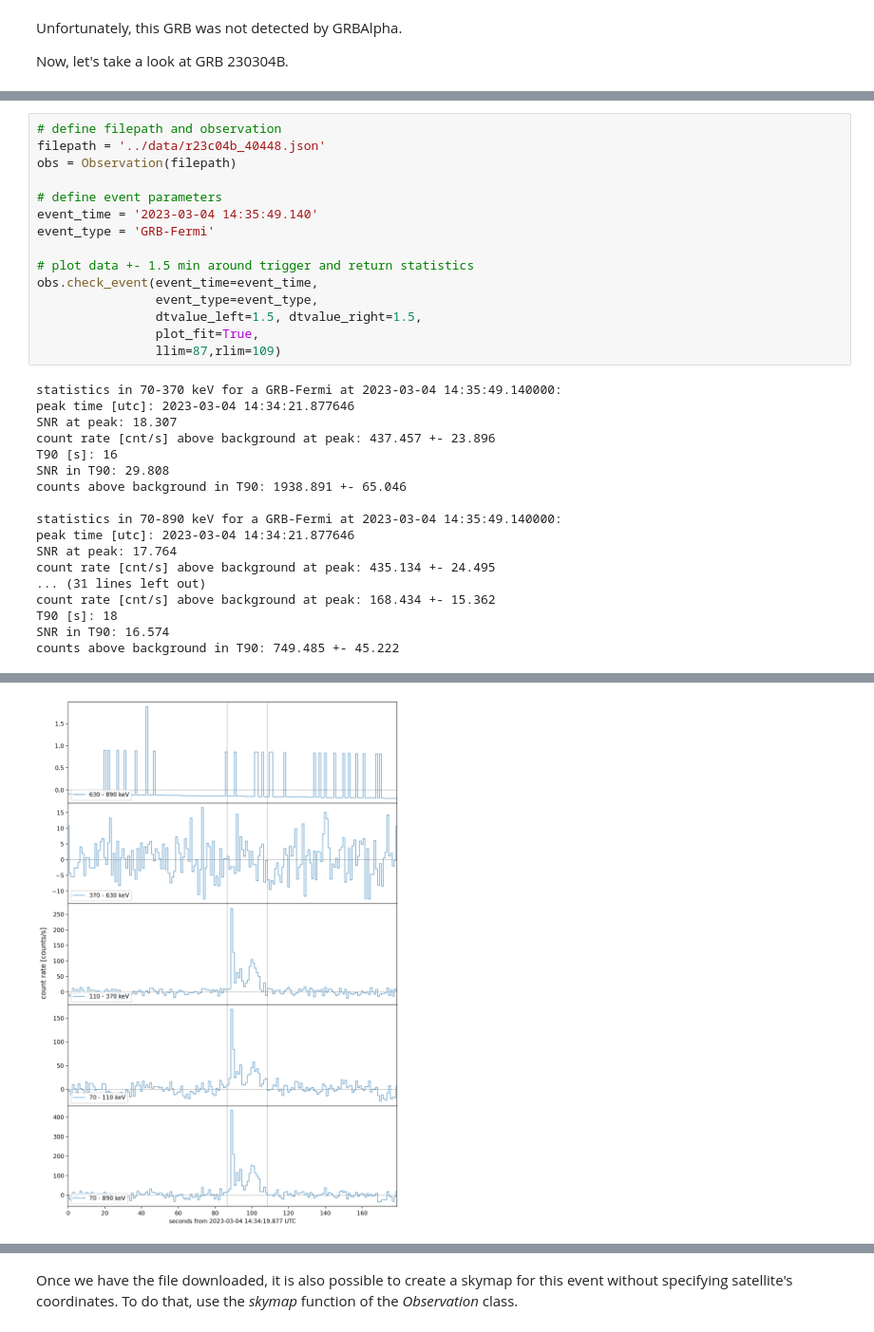
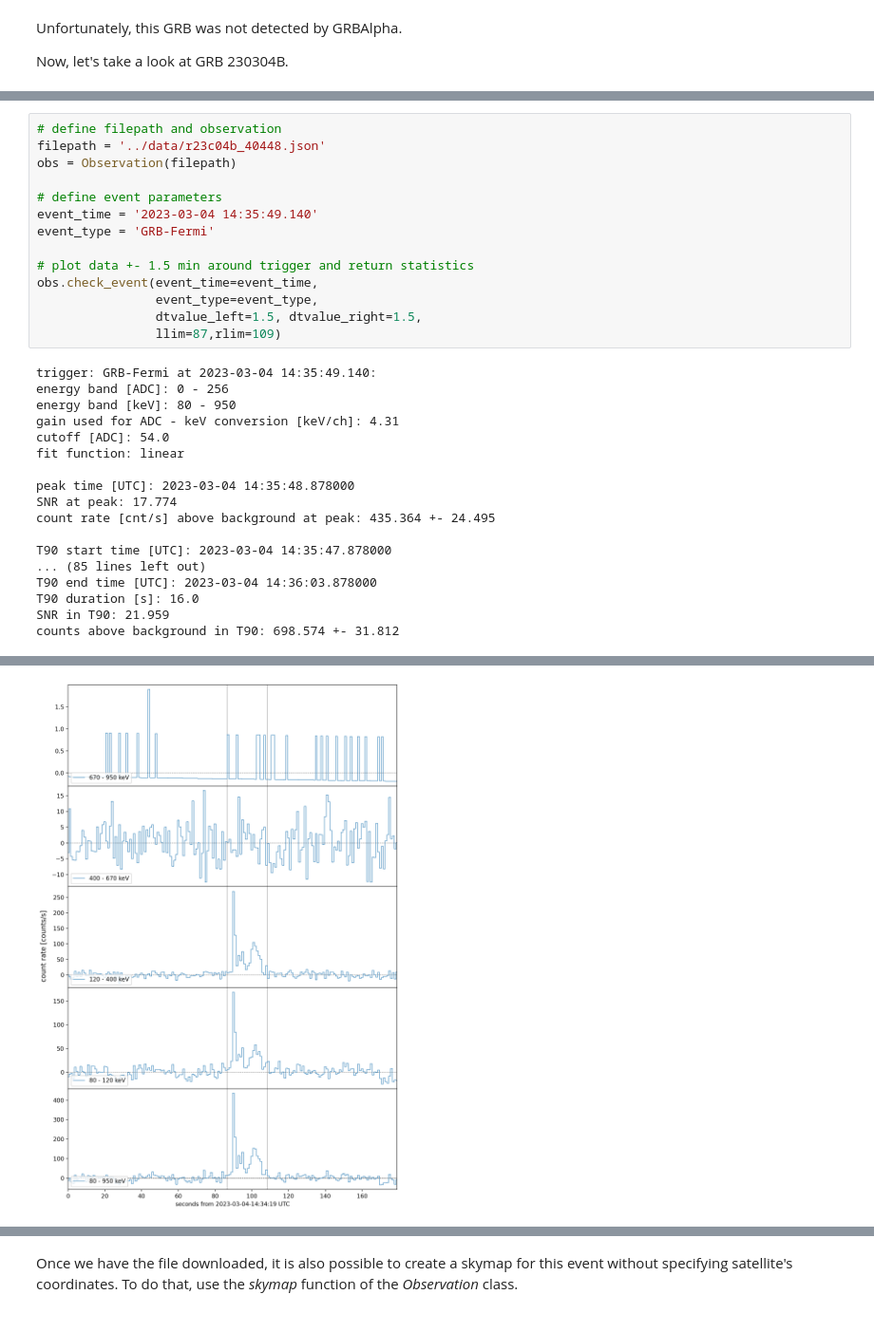
Before and after one commit to mdafcikova/grbalpha-tools, a Jupyter notebook: grbalpha-tools-intro.ipynb, the cells around one changed output, grey strips where cells are left out. Shown at 95% size. Saved outputs shown, nothing was run; the diff lists cells and outputs as text.

Commit message:
refactoring of the check_event function; added simpler functions

```diff
--- a/grbalpha-tools-intro.ipynb
+++ b/grbalpha-tools-intro.ipynb
@@ -93,23 +97,22 @@ event_type = 'GRB-Fermi'
 obs.check_event(event_time=event_time,
                 event_type=event_type,
                 dtvalue_left=1.5, dtvalue_right=1.5,
-                plot_fit=True,
                 llim=87,rlim=109)
 # %% [output]
-statistics in 70-370 keV for a GRB-Fermi at 2023-03-04 14:35:49.140000:
-peak time [utc]: 2023-03-04 14:34:21.877646
-SNR at peak: 18.307
-count rate [cnt/s] above background at peak: 437.457 +- 23.896
-T90 [s]: 16
-SNR in T90: 29.808
-counts above background in T90: 1938.891 +- 65.046
+trigger: GRB-Fermi at 2023-03-04 14:35:49.140:
+energy band [ADC]: 0 - 256
+energy band [keV]: 80 - 950
+gain used for ADC - keV conversion [keV/ch]: 4.31
+cutoff [ADC]: 54.0
+fit function: linear
 
-statistics in 70-890 keV for a GRB-Fermi at 2023-03-04 14:35:49.140000:
-peak time [utc]: 2023-03-04 14:34:21.877646
-SNR at peak: 17.764
-count rate [cnt/s] above background at peak: 435.134 +- 24.495
-... (31 lines left out)
-count rate [cnt/s] above background at peak: 168.434 +- 15.362
-T90 [s]: 18
-SNR in T90: 16.574
-counts above background in T90: 749.485 +- 45.222
+peak time [UTC]: 2023-03-04 14:35:48.878000
+SNR at peak: 17.774
+count rate [cnt/s] above background at peak: 435.364 +- 24.495
+
+T90 start time [UTC]: 2023-03-04 14:35:47.878000
+... (85 lines left out)
+T90 end time [UTC]: 2023-03-04 14:36:03.878000
+T90 duration [s]: 16.0
+SNR in T90: 21.959
+counts above background in T90: 698.574 +- 31.812
@@ -117,4 +120,4 @@ counts above background in T90: 749.485 +- 45.222
-[figure, old version]
+[figure, new version]
 # %% [markdown]
 ##### Further notes:
 You can also save the output (statistics + light curves) using the *save_path* parameter of the *check_event* function.
```
Also changed, not shown: parts of 7 cells of this notebook, 2 other files.
